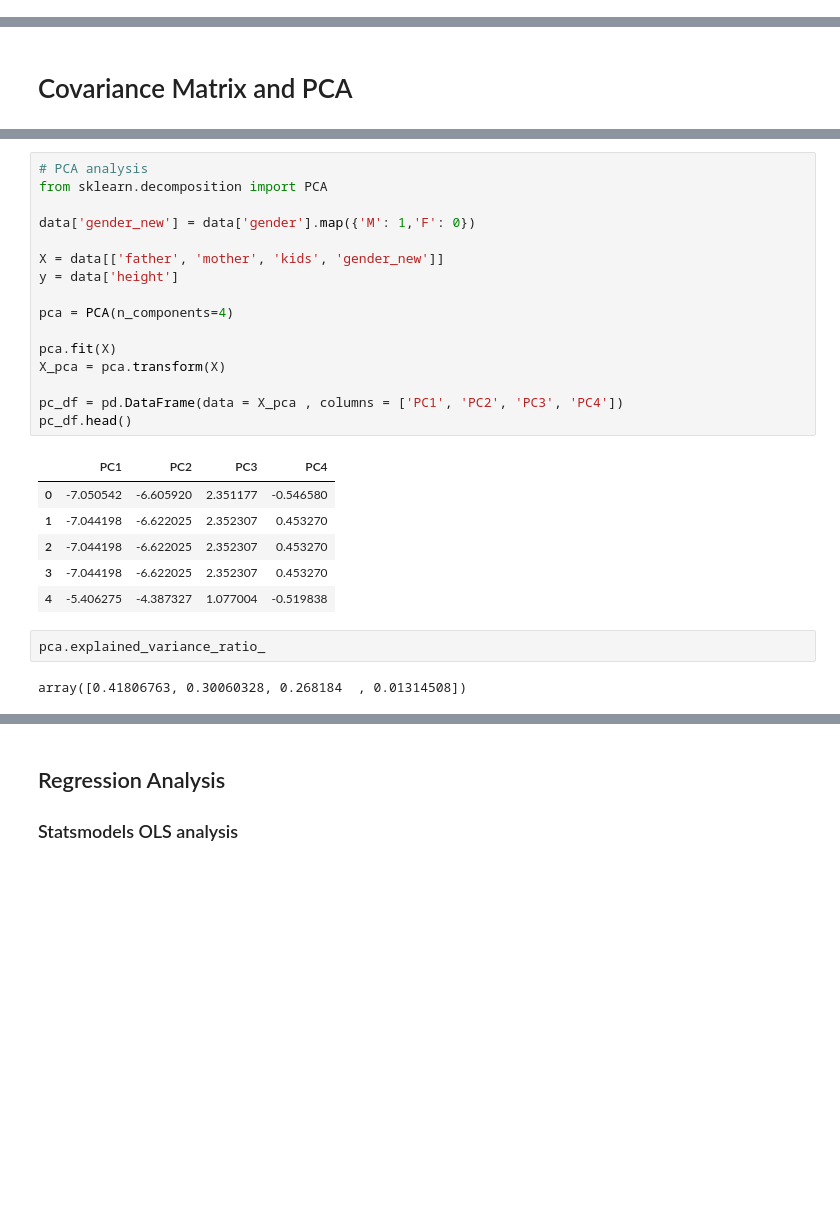
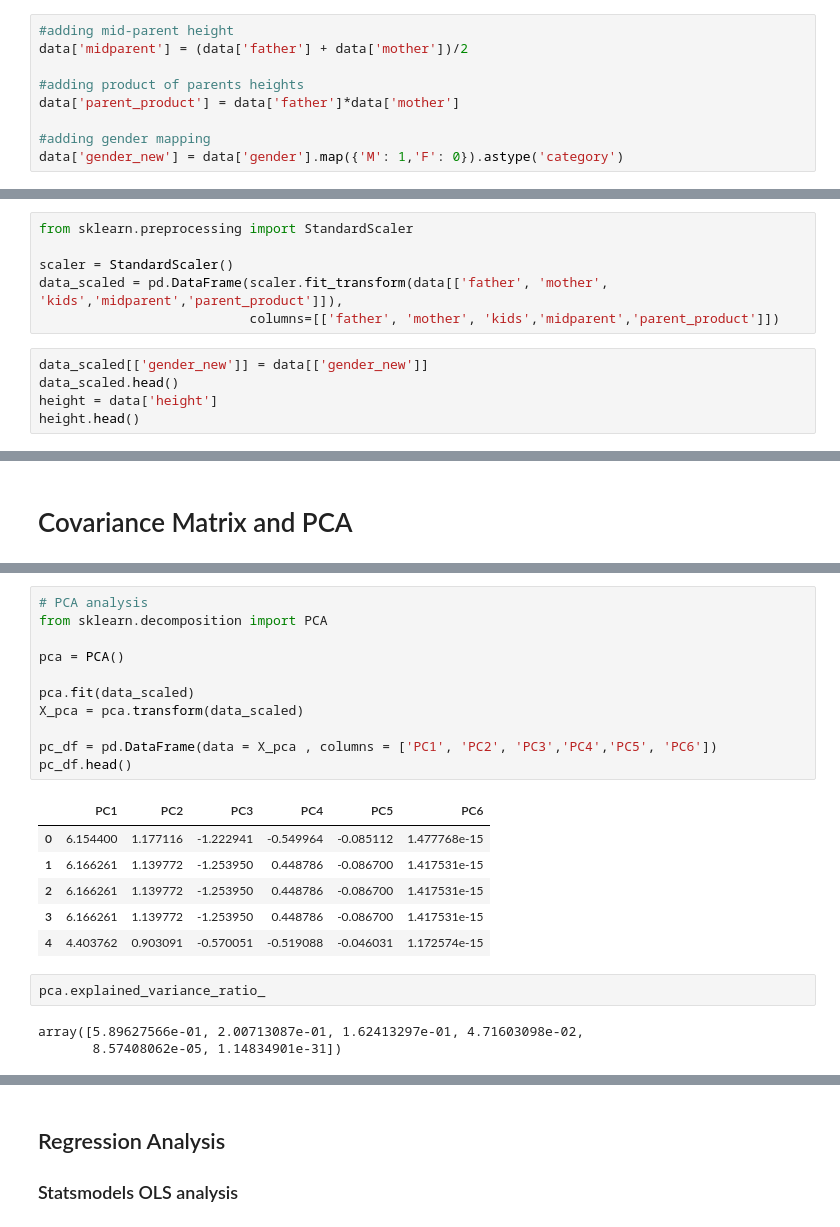
Before and after one commit to snaik/100datasets, a Jupyter notebook: regression/Galton Families/Galton Families.ipynb, the cells around one changed output, grey strips where cells are left out. Saved outputs shown, nothing was run; the diff lists cells and outputs as text; blank space fills up the shorter version.

```diff
--- a/regression/Galton Families/Galton Families.ipynb
+++ b/regression/Galton Families/Galton Families.ipynb
@@ -109,0 +110,9 @@ sns.heatmap(corr, annot=True)
+# %%
+#adding mid-parent height
+data['midparent'] = (data['father'] + data['mother'])/2
+
+#adding product of parents heights
+data['parent_product'] = data['father']*data['mother']
+
+#adding gender mapping
+data['gender_new'] = data['gender'].map({'M': 1,'F': 0}).astype('category')
@@ -109,0 +160,11 @@ sns.heatmap(corr, annot=True)
+# %%
+from sklearn.preprocessing import StandardScaler
+
+scaler = StandardScaler()
+data_scaled = pd.DataFrame(scaler.fit_transform(data[['father', 'mother', 'kids','midparent','parent_product']]),
+                           columns=[['father', 'mother', 'kids','midparent','parent_product']])
+# %%
+data_scaled[['gender_new']] = data[['gender_new']]
+data_scaled.head()
+height = data['height']
+height.head()
@@ -147,30 +240,26 @@ Eigenvalues
 # %%
 # PCA analysis
 from sklearn.decomposition import PCA
 
-data['gender_new'] = data['gender'].map({'M': 1,'F': 0})
+pca = PCA()
 
-X = data[['father', 'mother', 'kids', 'gender_new']]
-y = data['height']
+pca.fit(data_scaled)
+X_pca = pca.transform(data_scaled)
 
-pca = PCA(n_components=4)
-
-pca.fit(X)
-X_pca = pca.transform(X)
-
-pc_df = pd.DataFrame(data = X_pca , columns = ['PC1', 'PC2', 'PC3', 'PC4'])
+pc_df = pd.DataFrame(data = X_pca , columns = ['PC1', 'PC2', 'PC3','PC4','PC5', 'PC6'])
 pc_df.head()
 # %% [output]
-|  | PC1 | PC2 | PC3 | PC4 |
-| 0 | -7.050542 | -6.605920 | 2.351177 | -0.546580 |
-| 1 | -7.044198 | -6.622025 | 2.352307 | 0.453270 |
-| 2 | -7.044198 | -6.622025 | 2.352307 | 0.453270 |
-| 3 | -7.044198 | -6.622025 | 2.352307 | 0.453270 |
-| 4 | -5.406275 | -4.387327 | 1.077004 | -0.519838 |
+|  | PC1 | PC2 | PC3 | PC4 | PC5 | PC6 |
+| 0 | 6.154400 | 1.177116 | -1.222941 | -0.549964 | -0.085112 | 1.477768e-15 |
+| 1 | 6.166261 | 1.139772 | -1.253950 | 0.448786 | -0.086700 | 1.417531e-15 |
+| 2 | 6.166261 | 1.139772 | -1.253950 | 0.448786 | -0.086700 | 1.417531e-15 |
+| 3 | 6.166261 | 1.139772 | -1.253950 | 0.448786 | -0.086700 | 1.417531e-15 |
+| 4 | 4.403762 | 0.903091 | -0.570051 | -0.519088 | -0.046031 | 1.172574e-15 |
 # %%
 pca.explained_variance_ratio_
 # %% [output]
-array([0.41806763, 0.30060328, 0.268184  , 0.01314508])
+array([5.89627566e-01, 2.00713087e-01, 1.62413297e-01, 4.71603098e-02,
+       8.57408062e-05, 1.14834901e-31])
 # %%
 plt.figure(figsize=(10,8))
 pca_df = pd.DataFrame({'var':pca.explained_variance_ratio_,
```
Also changed, not shown: parts of 71 cells of this notebook.
